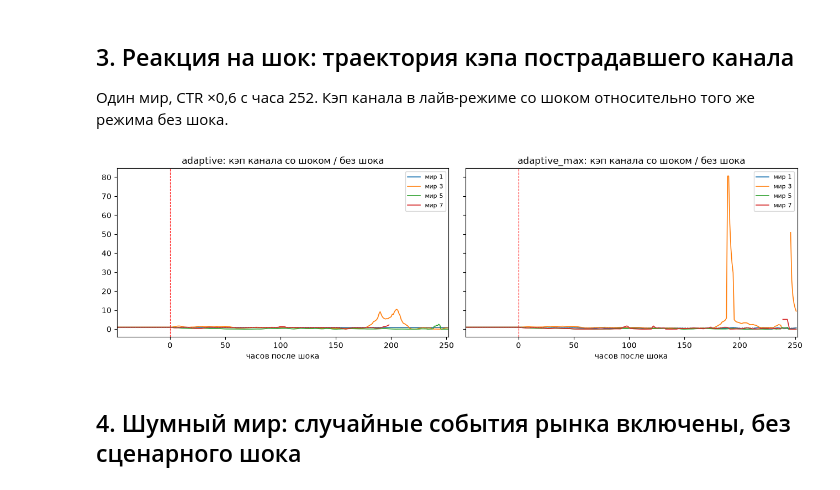
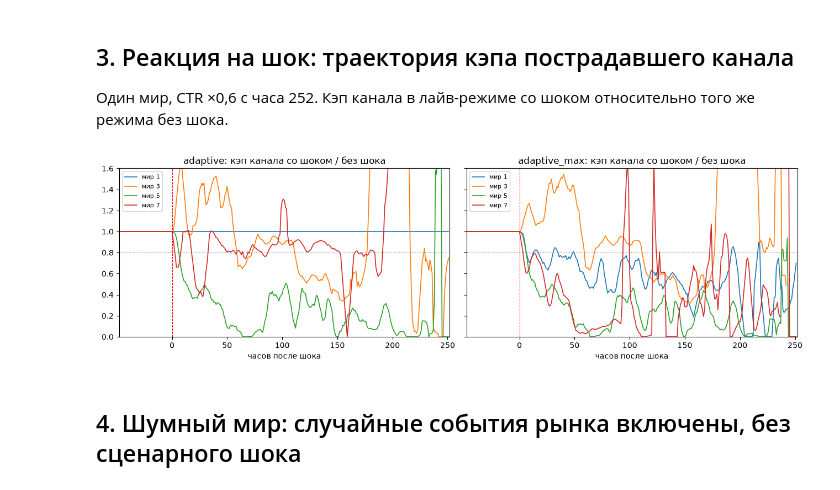
Before and after one commit to The-Gleb/media_planner, a Jupyter notebook: tools/evaluation/results/experiment-b-traffic-manager.ipynb, the cells around one changed output. Drawn from its saved outputs; the diff is of its cells as text; code cells hidden in the pictures.

Commit message:
Experiment B notebook: readable reaction chart
Co-Authored-By: Claude Fable 5.1 <noreply@anthropic.com>

```diff
--- a/tools/evaluation/results/experiment-b-traffic-manager.ipynb
+++ b/tools/evaluation/results/experiment-b-traffic-manager.ipynb
@@ -102,20 +102,20 @@ fig.tight_layout(); fig.savefig(FIG / 'tm_cold_vs_warm.png', dpi=120)
 # %%
 def caps(cell, run_id):
     return pd.read_csv(RESULTS / cell / 'trajectories' / f'{run_id}.csv').top_cap.values
 fig, axes = plt.subplots(1, 2, figsize=(13, 4), sharey=True)
 for ax, mode in zip(axes, ['adaptive', 'adaptive_max']):
     for w in (1, 3, 5, 7):
         try:
             shock = caps('modes-h3', f'w{w}-c1-h3-ctr_drop-{mode}'); calm = caps('modes-h3', f'w{w}-c1-h3-none-{mode}')
         except FileNotFoundError:
             continue
         ratio = pd.Series(shock / np.where(calm > 0, calm, np.nan)).rolling(6, min_periods=1).mean()
         ax.plot(ratio.index - 252, ratio.values, lw=1.2, label=f'мир {w}')
-    ax.axvline(0, color='r', ls='--', lw=0.8); ax.axhline(0.8, color='gray', ls=':', lw=0.8); ax.set_xlim(-48, 252)
+    ax.axvline(0, color='r', ls='--', lw=0.8); ax.axhline(0.8, color='gray', ls=':', lw=0.8); ax.set_xlim(-48, 252); ax.set_ylim(0, 1.6)
     ax.set_title(f'{mode}: кэп канала со шоком / без шока'); ax.set_xlabel('часов после шока'); ax.legend(fontsize=8)
 fig.tight_layout(); fig.savefig(FIG / 'tm_reaction.png', dpi=120)
 # %% [output]
-[figure, old version]
+[figure, new version]
 # %% [markdown]
 ## 4. Шумный мир: случайные события рынка включены, без сценарного шока
 # %%
```
Also changed, not shown: 1 other file.
